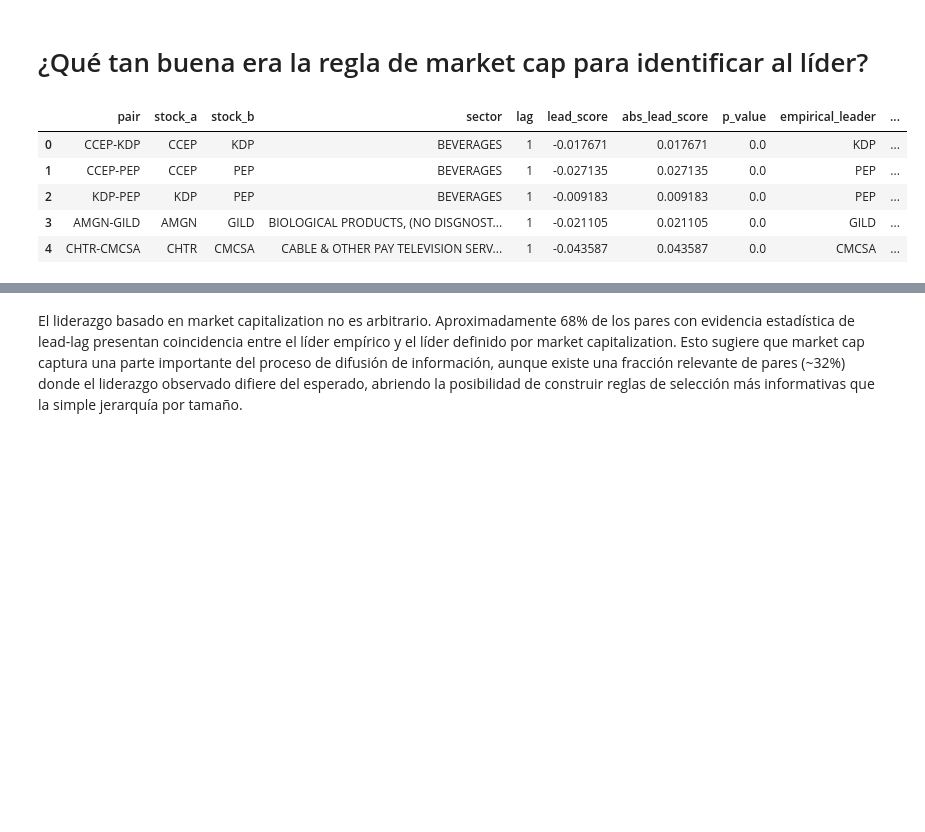
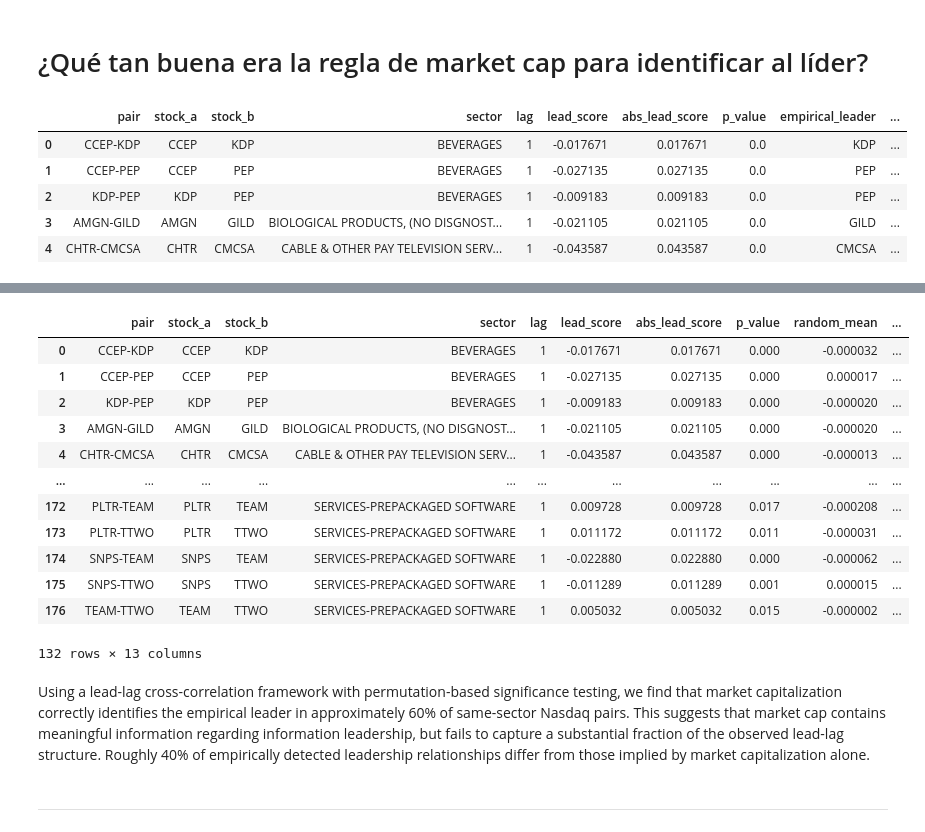
Before and after one commit to ADRIANVM117/data-science-portfolio, a Jupyter notebook: SolidBack_Quant/notebooks/03_hyphotesis_validation_pt2.ipynb, the cells around one changed output, grey strips where cells are left out. Saved outputs shown, nothing was run; the diff lists cells and outputs as text; code cells hidden in the pictures; blank space fills up the shorter version.

```diff
--- a/SolidBack_Quant/notebooks/03_hyphotesis_validation_pt2.ipynb
+++ b/SolidBack_Quant/notebooks/03_hyphotesis_validation_pt2.ipynb
@@ -124,12 +114,7 @@ def compute_pair_lead_lag(stock_a, stock_b, sector=None, lags=LAGS):
 all_results = []
 
 for _, row in df_candidate_pairs.iterrows():
-    pair_result = compute_pair_lead_lag(
-        stock_a=row["stock_a"],
-        stock_b=row["stock_b"],
-        sector=row["sector"],
-        lags=LAGS
-    )
+    pair_result = compute_pair_lead_lag(stock_a=row["stock_a"], stock_b=row["stock_b"], sector=row["sector"], lags=LAGS)
     all_results.append(pair_result)
 
 lead_lag_results = pd.concat(all_results, ignore_index=True)
@@ -319,16 +233,14 @@ def permutation_test_lead_score(x,y,lag=1,n_permutations=1000,random_state=42):
     y_clean = y.dropna().values
     for _ in range(n_permutations):
         y_perm = rng.permutation(y_clean)
-        y_perm = pd.Series(
-            y_perm,
-            index=y.dropna().index)
+        y_perm = pd.Series(y_perm,index=y.dropna().index)
         score = lead_score( x.loc[y_perm.index],y_perm,lag)
         random_scores.append(score)
     random_scores = np.array(random_scores)
     p_value = np.mean( np.abs(random_scores)>=np.abs(real_score))
 
-    return {"real_score": real_score,"random_mean": random_scores.mean(),
-            "random_std": random_scores.std(),"p_value": p_value,"random_scores": random_scores}
+    return {"real_score": real_score,"random_mean": random_scores.mean(),"random_std": random_scores.std(),
+            "p_value": p_value,"random_scores": random_scores}
 
 result = permutation_test_lead_score(amd_nvda["log_return_msft"],amd_nvda["log_return_snps"],lag=1)
 result
@@ -373,10 +285,7 @@ def load_symbol_returns(symbol, data_dir=DATA_DIR):
 
 
 # Cargar retornos solo de los símbolos que aparecen en df_candidate_pairs
-symbols = sorted(
-    set(df_candidate_pairs["stock_a"])
-    .union(set(df_candidate_pairs["stock_b"]))
-)
+symbols = sorted(set(df_candidate_pairs["stock_a"]).union(set(df_candidate_pairs["stock_b"])))
 
 returns_by_symbol = {}
 
@@ -632,2 +499,20 @@ np.float64(0.6785714285714286)
+# %%
+empirical_leader
+# %% [output]
+|  | pair | stock_a | stock_b | sector | lag | lead_score | abs_lead_score | p_value | random_mean | ... |
+| 0 | CCEP-KDP | CCEP | KDP | BEVERAGES | 1 | -0.017671 | 0.017671 | 0.000 | -0.000032 | ... |
+| 1 | CCEP-PEP | CCEP | PEP | BEVERAGES | 1 | -0.027135 | 0.027135 | 0.000 | 0.000017 | ... |
+| 2 | KDP-PEP | KDP | PEP | BEVERAGES | 1 | -0.009183 | 0.009183 | 0.000 | -0.000020 | ... |
+| 3 | AMGN-GILD | AMGN | GILD | BIOLOGICAL PRODUCTS, (NO DISGNOST... | 1 | -0.021105 | 0.021105 | 0.000 | -0.000020 | ... |
+| 4 | CHTR-CMCSA | CHTR | CMCSA | CABLE & OTHER PAY TELEVISION SERV... | 1 | -0.043587 | 0.043587 | 0.000 | -0.000013 | ... |
+| ... | ... | ... | ... | ... | ... | ... | ... | ... | ... | ... |
+| 172 | PLTR-TEAM | PLTR | TEAM | SERVICES-PREPACKAGED SOFTWARE | 1 | 0.009728 | 0.009728 | 0.017 | -0.000208 | ... |
+| 173 | PLTR-TTWO | PLTR | TTWO | SERVICES-PREPACKAGED SOFTWARE | 1 | 0.011172 | 0.011172 | 0.011 | -0.000031 | ... |
+| 174 | SNPS-TEAM | SNPS | TEAM | SERVICES-PREPACKAGED SOFTWARE | 1 | -0.022880 | 0.022880 | 0.000 | -0.000062 | ... |
+| 175 | SNPS-TTWO | SNPS | TTWO | SERVICES-PREPACKAGED SOFTWARE | 1 | -0.011289 | 0.011289 | 0.001 | 0.000015 | ... |
+| 176 | TEAM-TTWO | TEAM | TTWO | SERVICES-PREPACKAGED SOFTWARE | 1 | 0.005032 | 0.005032 | 0.015 | -0.000002 | ... |
+132 rows × 13 columns
 # %% [markdown]
-El liderazgo basado en market capitalization no es arbitrario. Aproximadamente 68% de los pares con evidencia estadística de lead-lag presentan coincidencia entre el líder empírico y el líder definido por market capitalization. Esto sugiere que market cap captura una parte importante del proceso de difusión de información, aunque existe una fracción relevante de pares (~32%) donde el liderazgo observado difiere del esperado, abriendo la posibilidad de construir reglas de selección más informativas que la simple jerarquía por tamaño.
+Using a lead-lag cross-correlation framework with permutation-based significance testing, we find that market capitalization correctly identifies the empirical leader in approximately 60% of same-sector Nasdaq pairs. This suggests that market cap contains meaningful information regarding information leadership, but fails to capture a substantial fraction of the observed lead-lag structure. Roughly 40% of empirically detected leadership relationships differ from those implied by market capitalization alone.
+# %% [markdown]
+---
```
Also changed, not shown: parts of 25 cells of this notebook.
